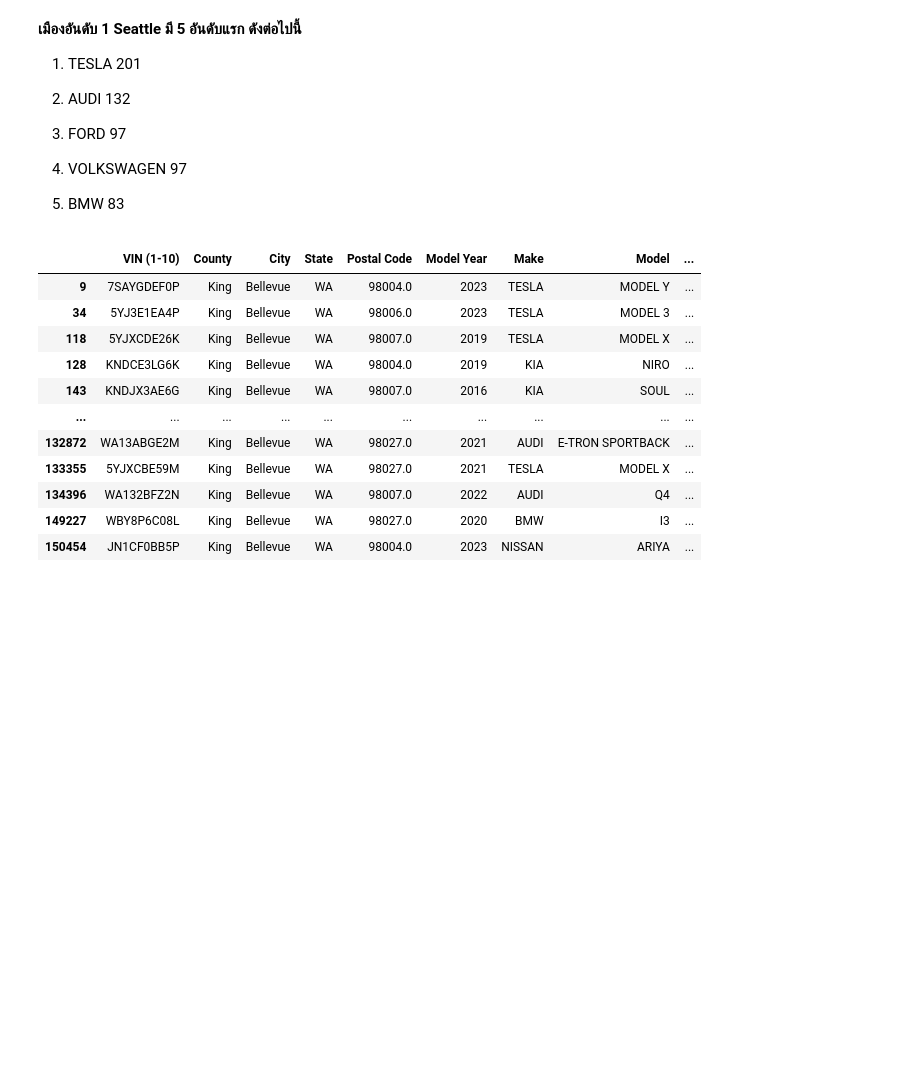
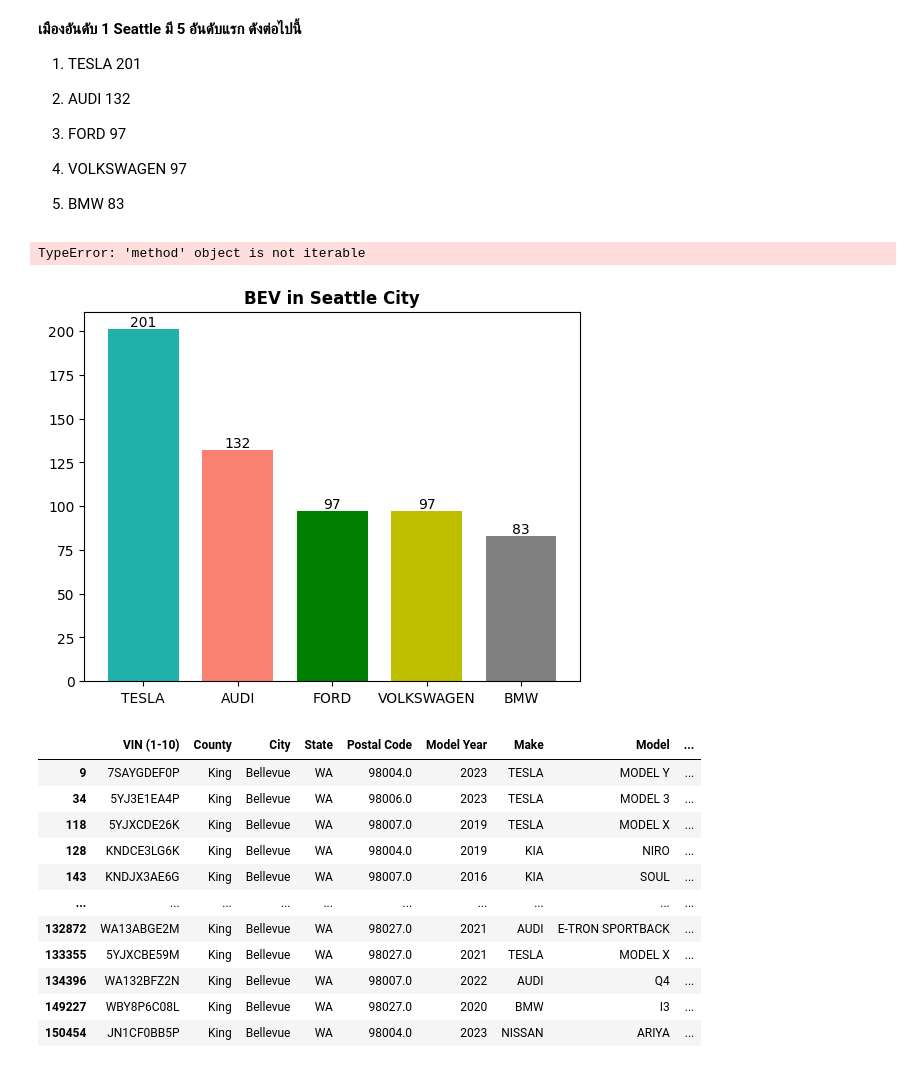
Before and after one commit to Philz7789/CP3-Padchayapong-Kardosoth, a Jupyter notebook: Vehicle_Sales_Data_Analyzation.ipynb, the cells around one changed output. Cells and saved outputs as stored; diff of their text form; code cells hidden in the pictures; blank space fills up the shorter version.

```diff
--- a/Vehicle_Sales_Data_Analyzation.ipynb
+++ b/Vehicle_Sales_Data_Analyzation.ipynb
@@ -310,4 +310,22 @@ Name: count, dtype: int64
 4. VOLKSWAGEN    97
 
 5. BMW             83
+# %%
+from itertools import cycle, islice
+
+seattle_bar_chart = pd.DataFrame({'':['TESLA', 'AUDI', 'FORD','VOLKSWAGEN','BMW'], 'Amount of Vehicles':[201, 132, 97, 97, 83]})
+my_colors = list(islice(cycle(['lightseagreen', 'salmon', 'g', 'y', 'gray']), None, len(df)))
+ax1 = seattle_bar_chart.plot.bar(x='', y='Amount of Vehicles', rot=0, width=0.75, color = my_colors)
+ax1.set_title('BEV in Seattle City',
+            fontweight ="bold")
+ax1.bar_label(ax1.containers[0])
+ax1.get_legend().remove()
+
+Brand = ax1.axes.get_xticklabels
+plt.setp(Brand)
+
+ax1.xaxis.set_major_formatter(StrMethodFormatter('{x:,g}'))
+# %% [output]
+TypeError: 'method' object is not iterable
+[figure, added]
 # %%
```
Also changed, not shown: parts of 2 cells of this notebook.
